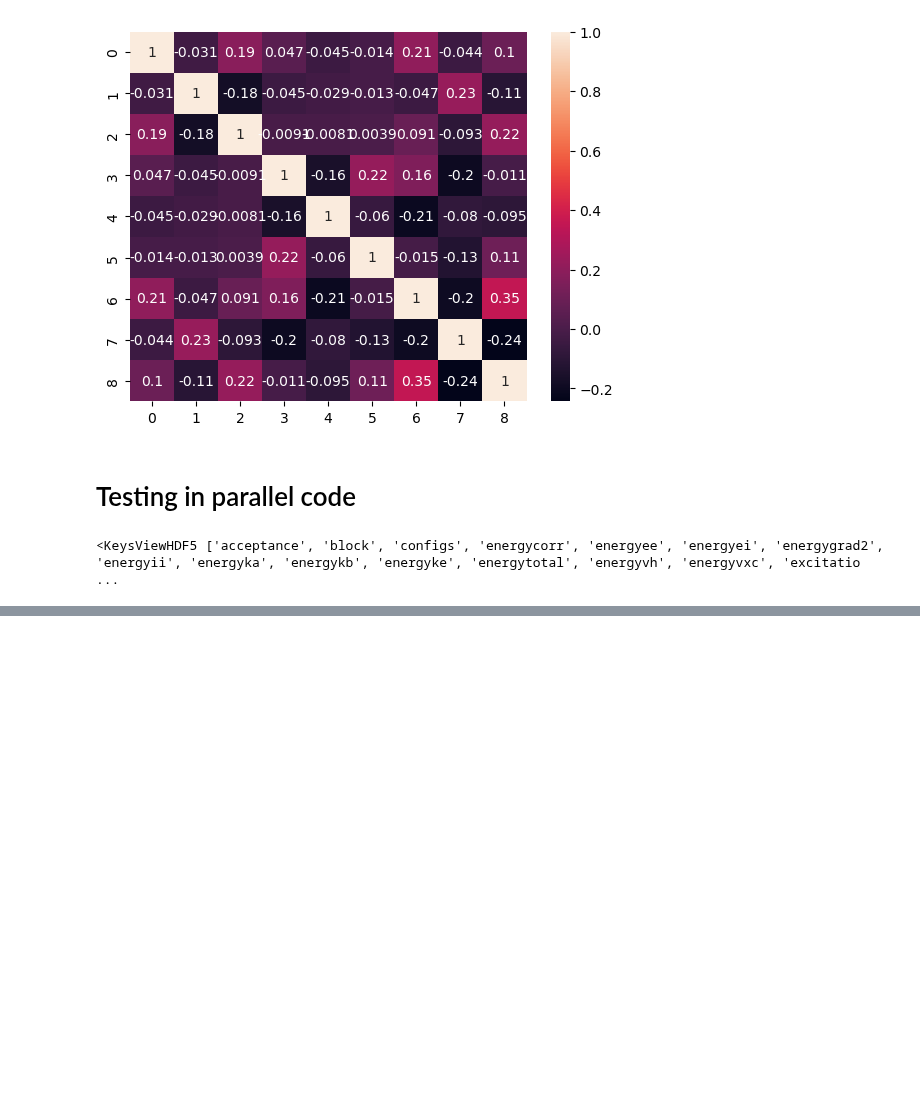
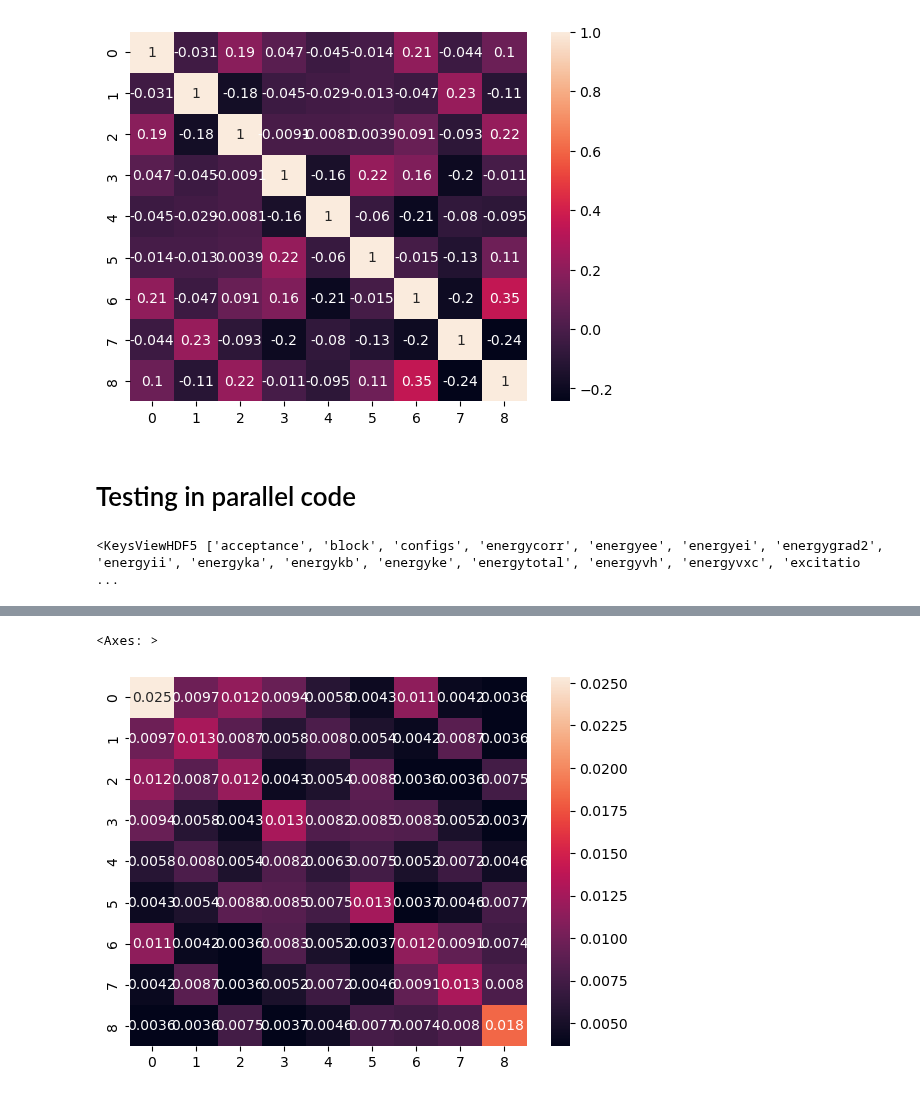
Before and after one commit to kayahans/pyqmc, a Jupyter notebook: pyqmc/test-overlap-casci-full.ipynb, the cells around one changed output, grey strips where cells are left out. Cells and saved outputs as stored; diff of their text form; code cells hidden in the pictures; blank space fills up the shorter version.

```diff
--- a/pyqmc/test-overlap-casci-full.ipynb
+++ b/pyqmc/test-overlap-casci-full.ipynb
@@ -471 +484,7 @@ norm_i=np.array(f['excitationsnorm_i'])
+# %%
+ovlp_ij_std = np.std(ovlp_ij[discard:], axis=0)
+sns.heatmap(ovlp_ij_std, annot=True)
+# %% [output]
+<Axes: >
+[figure, added]
 # %%
```
Also changed, not shown: parts of 59 cells of this notebook, 6 other files.
